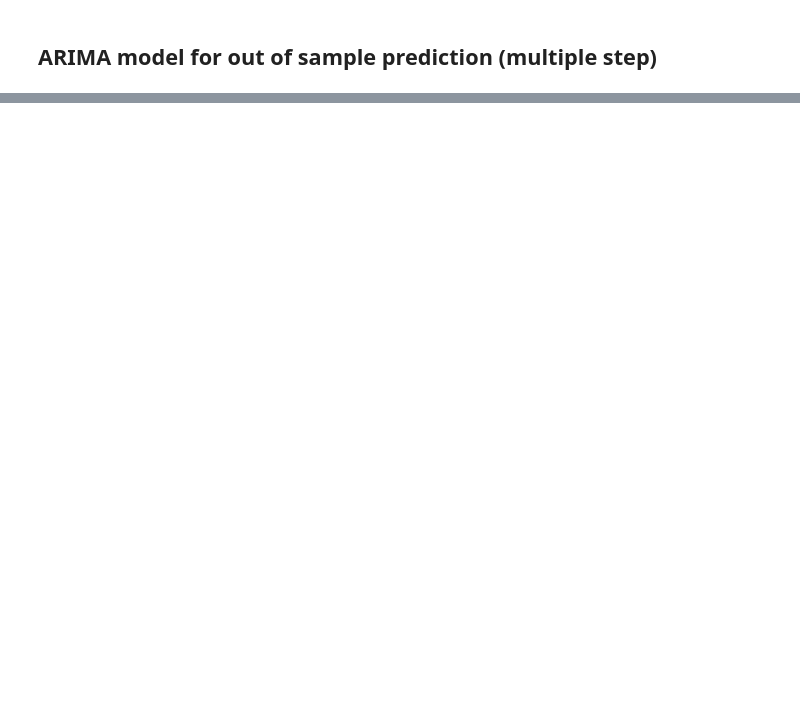
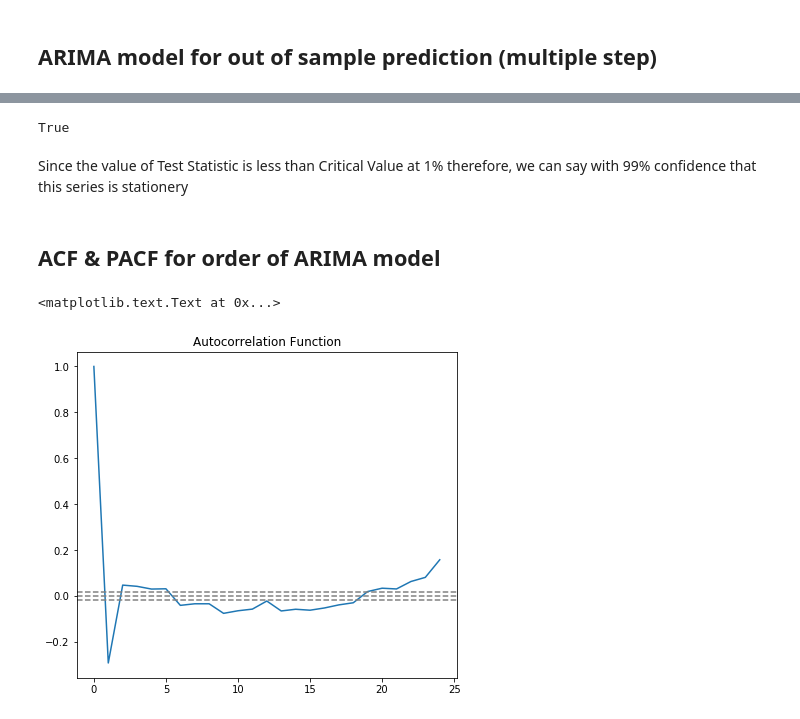
Before and after one commit to vermakanksha/hackathon_first, a Jupyter notebook: Solution_code_in_process.ipynb, the cells around one changed output, grey strips where cells are left out. Drawn from its saved outputs; the diff is of its cells as text; code cells hidden in the pictures; blank space fills up the shorter version.

```diff
--- a/Solution_code_in_process.ipynb
+++ b/Solution_code_in_process.ipynb
@@ -483,0 +319,26 @@ plt.plot(test1_df)
+# %%
+float('-8.041077e+00') < float ('-3.430800e+00')
+# %% [output]
+True
+# %% [markdown]
+Since the value of Test Statistic is less than Critical Value at 1% therefore, we can say with 99% confidence that this series is stationery
+# %% [markdown]
+## ACF & PACF for order of ARIMA model
+# %%
+#creating diffs by 1 period
+ts_diff2 = train2_df - train2_df.shift()
+ts_diff2.dropna(inplace=True)
+# %%
+lag_acf2 = acf(ts_diff2, nlags=24)
+lag_pacf2 = pacf(ts_diff2, nlags=24, method='ols')
+# %%
+#Plot ACF:
+plt.subplot(121)
+plt.plot(lag_acf2)
+plt.axhline(y=0,linestyle='--',color='gray')
+plt.axhline(y=-1.96/np.sqrt(len(ts_diff2)),linestyle='--',color='gray')
+plt.axhline(y=1.96/np.sqrt(len(ts_diff2)),linestyle='--',color='gray')
+plt.title('Autocorrelation Function')
+# %% [output]
+<matplotlib.text.Text at 0x...>
+[figure, added]
```
Also changed, not shown: parts of 82 cells of this notebook.
